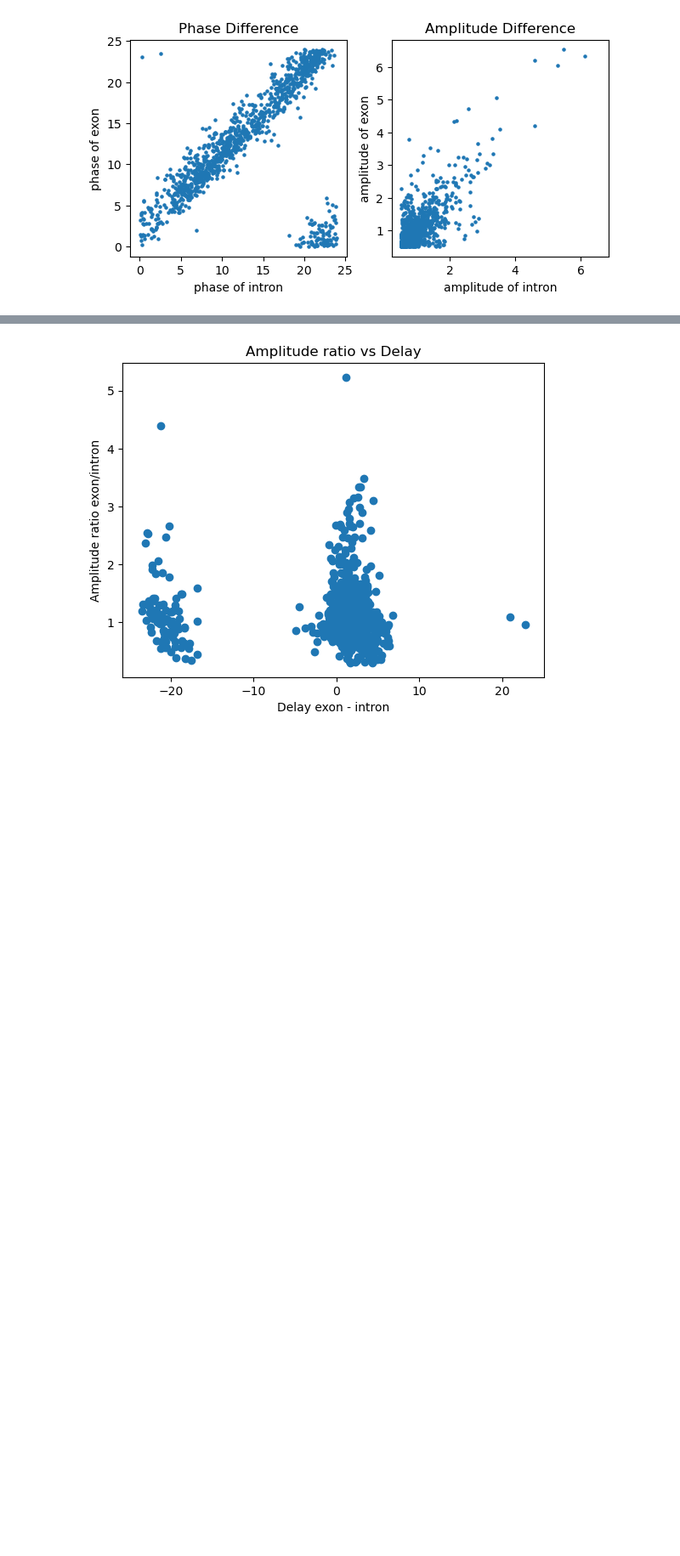
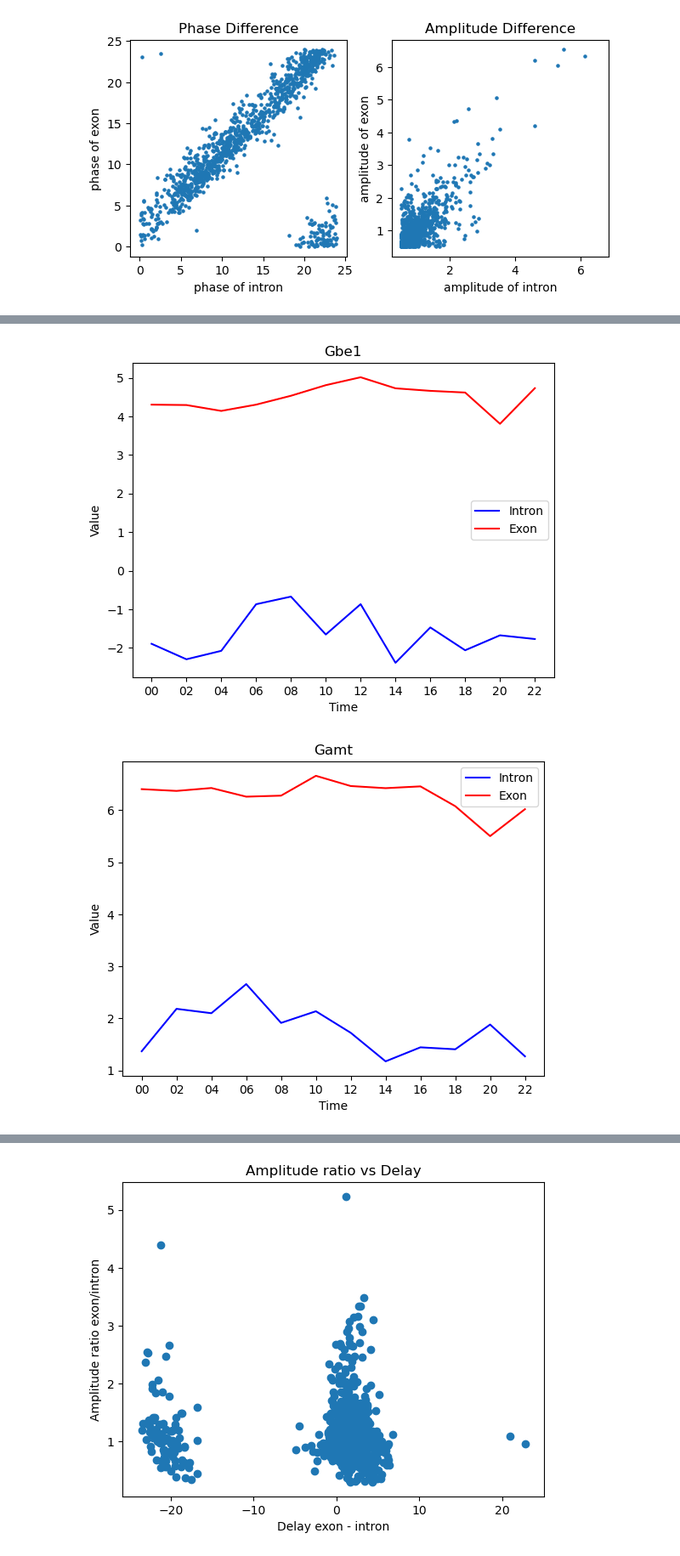
Before and after one commit to morri4shao/Genome-to-Function-class-project3, a Jupyter notebook: Exercise_Week11_12_B_final_FN.ipynb, the cells around one changed output, grey strips where cells are left out. Shown: that part at 85% size. Saved outputs shown, nothing was run; the diff lists cells and outputs as text; code cells hidden in the pictures; blank space fills up the shorter version.

```diff
--- a/Exercise_Week11_12_B_final_FN.ipynb
+++ b/Exercise_Week11_12_B_final_FN.ipynb
@@ -767,5 +765,12 @@ plot_profile('Adprh')
 # %%
-#for gene in long_genes :
+#for gene in long_genes[:10] :
  #   plot_profile(gene)
-
+plot_profile('Gbe1')
+plot_profile('Gamt')
+plot_profile('Glrx5')
+plot_profile('Sord')
+plot_profile('Aldob')
 #Gbe1 , Gamt, Glrx5, Sord, Aldob
+# %% [output]
+[figure, added]
+[figure, added]
```
Also changed, not shown: parts of 8 cells of this notebook.
